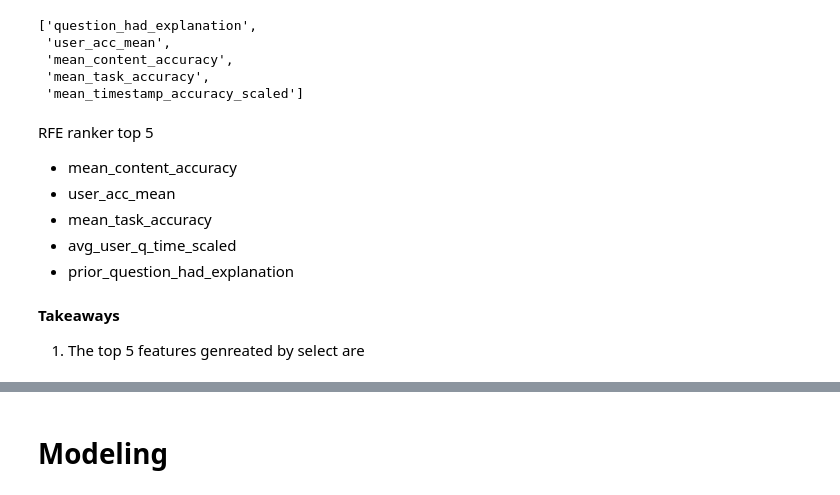
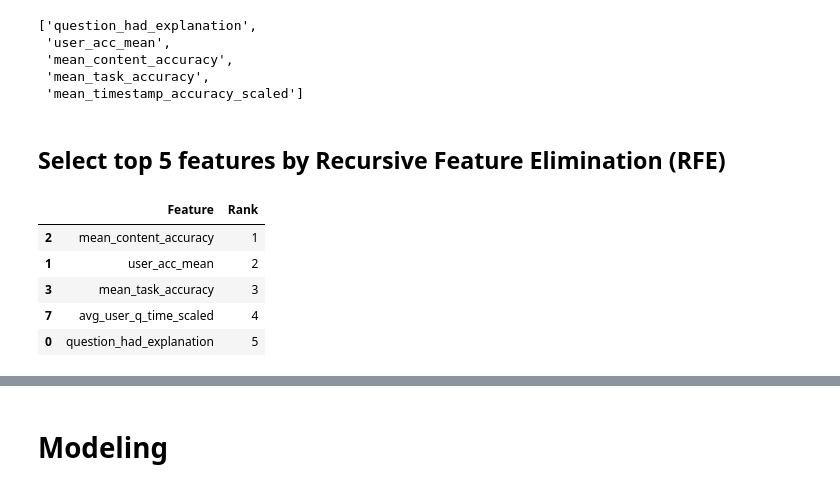
Before and after one commit to Riiid-Team/AI-Learning, a Jupyter notebook: MVP.ipynb, the cells around one changed output, grey strips where cells are left out. Saved outputs shown, nothing was run; the diff lists cells and outputs as text; code cells hidden in the pictures.

Commit message:
added comments, rfe ranker and hypothesis test

```diff
--- a/MVP.ipynb
+++ b/MVP.ipynb
@@ -547,13 +557,15 @@ f_features
  'mean_content_accuracy',
  'mean_task_accuracy',
  'mean_timestamp_accuracy_scaled']
-# %% [markdown]
-RFE ranker top 5
-- mean_content_accuracy
-- user_acc_mean
-- mean_task_accuracy
-- avg_user_q_time_scaled
-- prior_question_had_explanation
 # %% [markdown]
-**Takeaways**
-1. The top 5 features genreated by select  are
+## Select top 5 features by Recursive Feature Elimination (RFE)
+# %%
+# using function from explore.py to rank using RFE
+rfe_ranker(train_s).head(5)
+# %% [output]
+|  | Feature | Rank |
+| 2 | mean_content_accuracy | 1 |
+| 1 | user_acc_mean | 2 |
+| 3 | mean_task_accuracy | 3 |
+| 7 | avg_user_q_time_scaled | 4 |
+| 0 | question_had_explanation | 5 |
```
Also changed, not shown: parts of 32 cells of this notebook.
